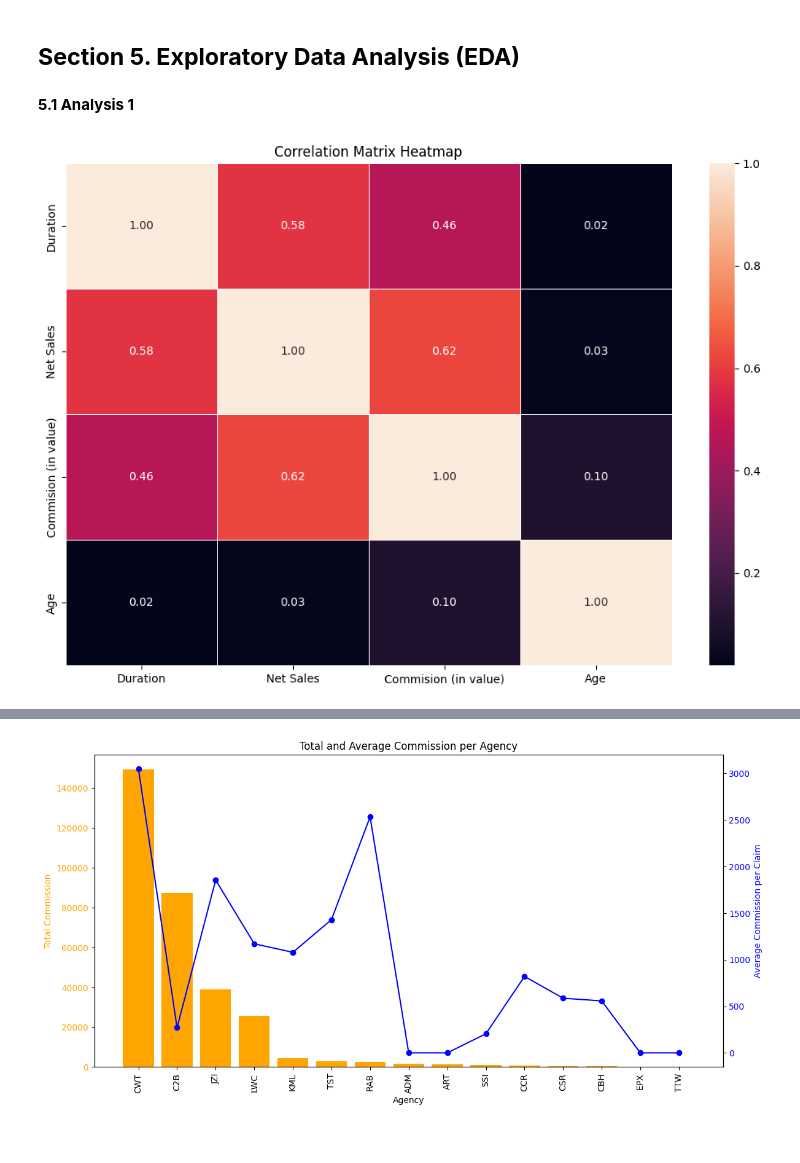
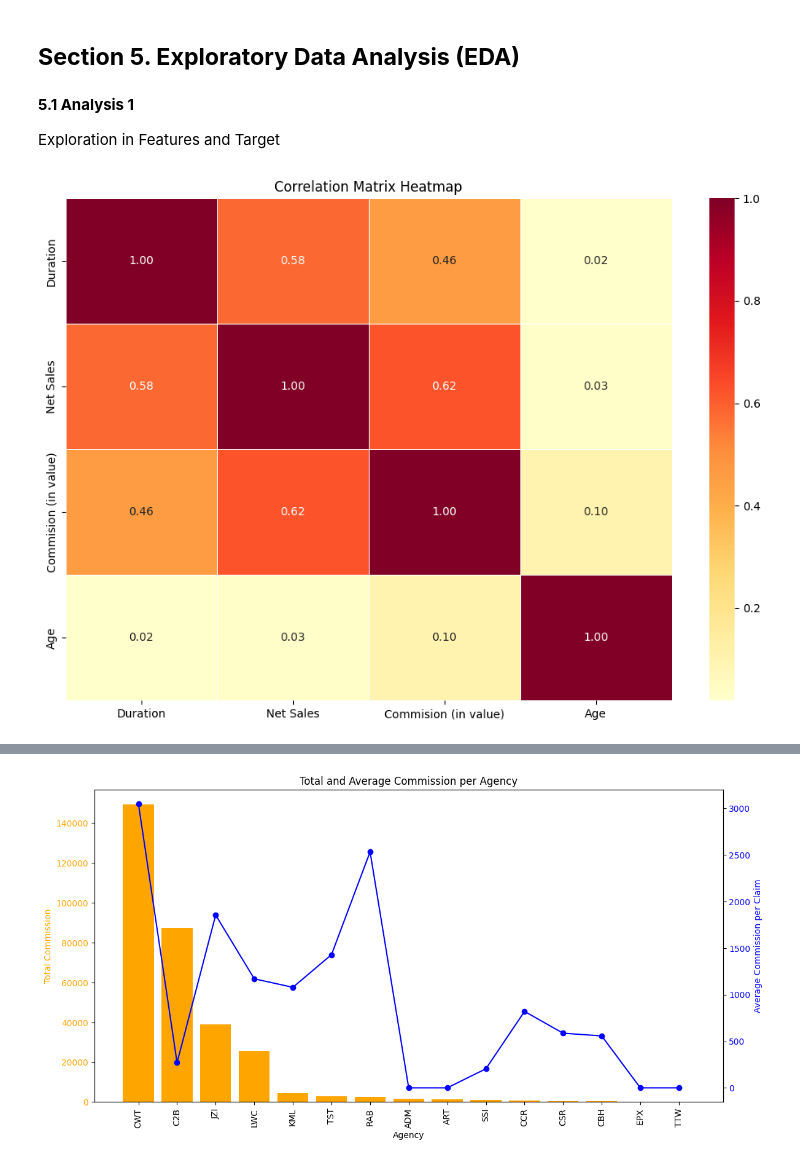
Before and after one commit to Faizism/travel_insurance, a Jupyter notebook: notebooks/2.0 refined-transformation.ipynb, the cells around one changed output, grey strips where cells are left out. Drawn from its saved outputs; the diff is of its cells as text; code cells hidden in the pictures.

```diff
--- a/notebooks/2.0 refined-transformation.ipynb
+++ b/notebooks/2.0 refined-transformation.ipynb
@@ -629,17 +626,25 @@ unseen_shape_df.to_csv('unseen_dataset.csv')
 ## **Section 5. Exploratory Data Analysis (EDA)**
 # %% [markdown]
 **5.1 Analysis 1**
+
+Exploration in Features and Target
 # %%
 # Select only numeric columns from the data
 numeric_data = seen_data.select_dtypes(include=['number'])
 
 # Calculate the correlation matrix on numeric data only
 correlation_matrix = numeric_data.corr()
 
-# Create the heatmap
+# Create the heatmap with a custom color palette
 plt.figure(figsize=(12, 8))
-sns.heatmap(correlation_matrix, annot=True, fmt=".2f", linewidths=0.5)
+sns.heatmap(
+    correlation_matrix,
+    annot=True,
+    fmt=".2f",
+    linewidths=0.5,
+    cmap=sns.color_palette("YlOrRd", as_cmap=True)  # Color palette similar to the image
+)
 plt.title('Correlation Matrix Heatmap')
 plt.show()
 # %% [output]
-[figure, old version]
+[figure, new version]
```
Also changed, not shown: parts of 112 cells of this notebook, 5 other files.
